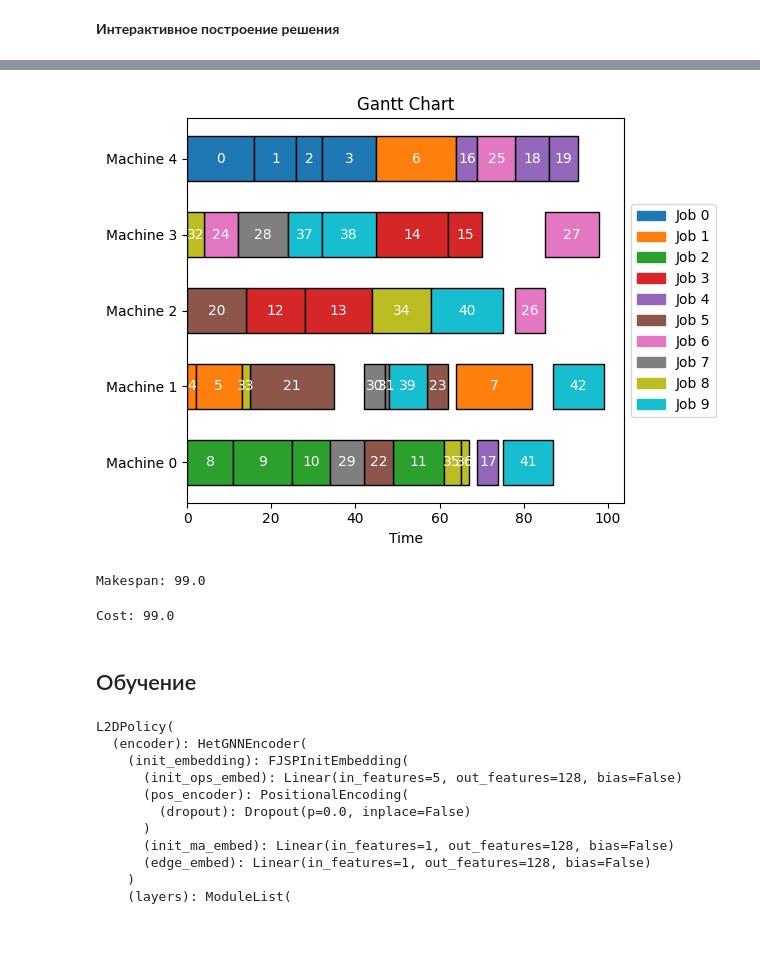
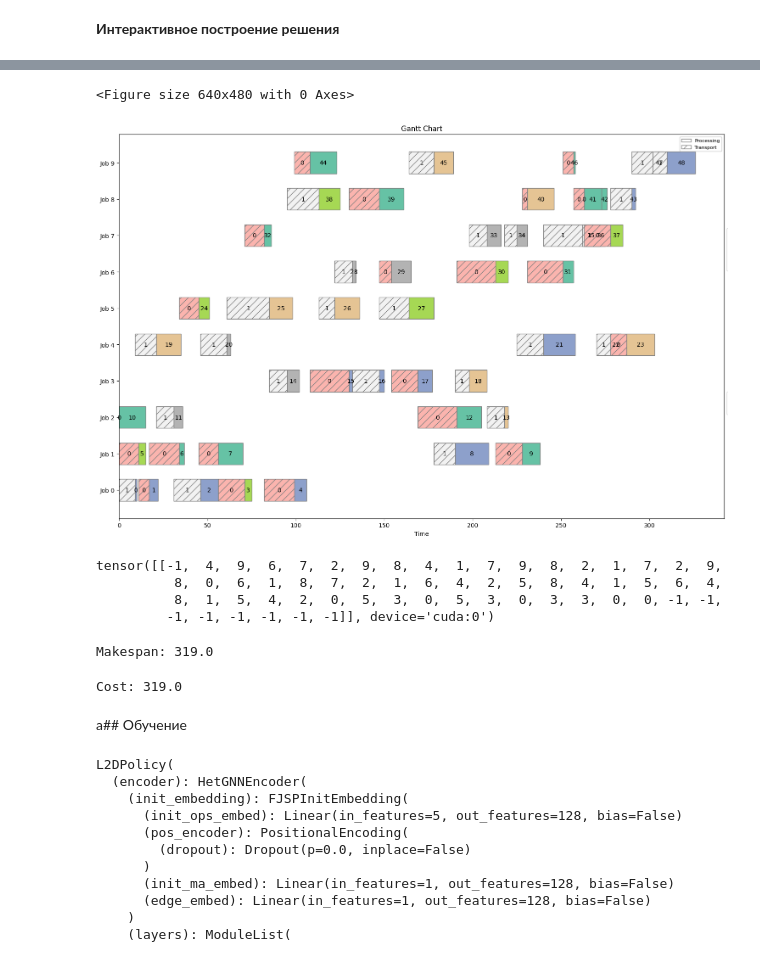
Before and after one commit to EKProgrammer/FJSPT_RL4CO, a Jupyter notebook: fjspt/fjspt_rl4co.ipynb, the cells around one changed output, grey strips where cells are left out. Drawn from its saved outputs; the diff is of its cells as text; code cells hidden in the pictures; blank space fills up the shorter version.

```diff
--- a/fjspt/fjspt_rl4co.ipynb
+++ b/fjspt/fjspt_rl4co.ipynb
@@ -85,8 +89,8 @@ embed_dim = 128
 num_encoder_layers = 4
 # %%
 # Политика диспетчеризации (Learning to Dispatch):
-# нейросеть encoder–decoder, выбирающая следующее допустимое назначение операции на машину
-policy = L2DPolicy(embed_dim=embed_dim, num_encoder_layers=num_encoder_layers, env_name="fjsp")
+# нейросеть encoder–decoder, выбирающая следующее допустимое назначение операции на машину и транспортное средство
+policy = L2DPolicy(embed_dim=embed_dim, num_encoder_layers=num_encoder_layers)
 policy = policy.to(device)
 
 # RL-модель Learning to Dispatch:
@@ -122,36 +144,44 @@ with torch.no_grad():
 # %%
 fig = None
 env.render(td1.cpu(), 0)
 plt.show()
 
 actions = out["actions"]
 
 for step in range(actions.shape[1]):
     td1["action"] = actions[:, step]
     td1 = env.step(td1)["next"]
 
     clear_output(wait=True)
     if fig is not None:
         plt.close(fig)
     fig = plt.figure()
-    env.render(td1.cpu(), 0)
+    _, tr_schedule = env.render(td1.cpu(), 0)
     plt.show()
     time.sleep(1)
 # %% [output]
+<Figure size 640x480 with 0 Axes>
-[figure, old version]
+[figure, new version]
+# %%
+td1["job_tr_ops"]
+# %% [output]
+tensor([[-1,  4,  9,  6,  7,  2,  9,  8,  4,  1,  7,  9,  8,  2,  1,  7,  2,  9,
+          8,  0,  6,  1,  8,  7,  2,  1,  6,  4,  2,  5,  8,  4,  1,  5,  6,  4,
+          8,  1,  5,  4,  2,  0,  5,  3,  0,  5,  3,  0,  3,  3,  0,  0, -1, -1,
+         -1, -1, -1, -1, -1, -1]], device='cuda:0')
 # %%
-last_op_finish_times = td1["finish_times"].gather(1, td1["end_op_per_job"])
+last_op_finish_times = td1["machine_finish_times"].gather(1, td1["end_op_per_job"])
 print("Makespan:", last_op_finish_times.max().item())
 # %% [output]
-Makespan: 99.0
+Makespan: 319.0
 # %%
 actions_untrained = out['actions'].cpu().detach()
 rewards_untrained = out['reward'].cpu().detach()
 print(f"Cost: {-rewards_untrained[0]}")
 # %% [output]
-Cost: 99.0
+Cost: 319.0
 # %% [markdown]
-## Обучение
+а## Обучение
 # %%
 policy.train()
 # %% [output]
```
Also changed, not shown: parts of 8 cells of this notebook, 10 other files.
